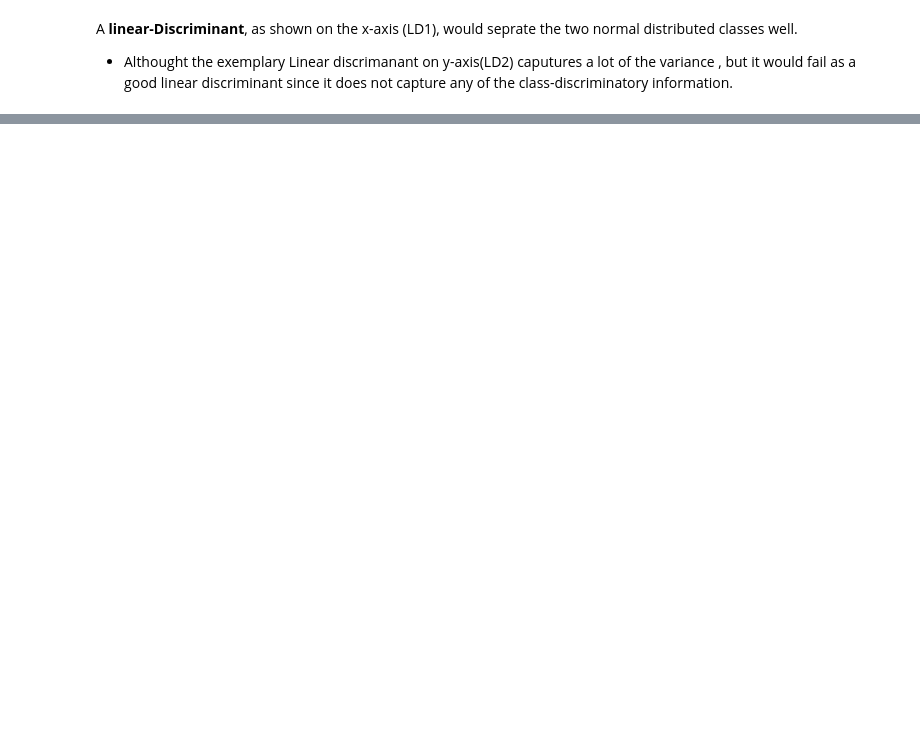
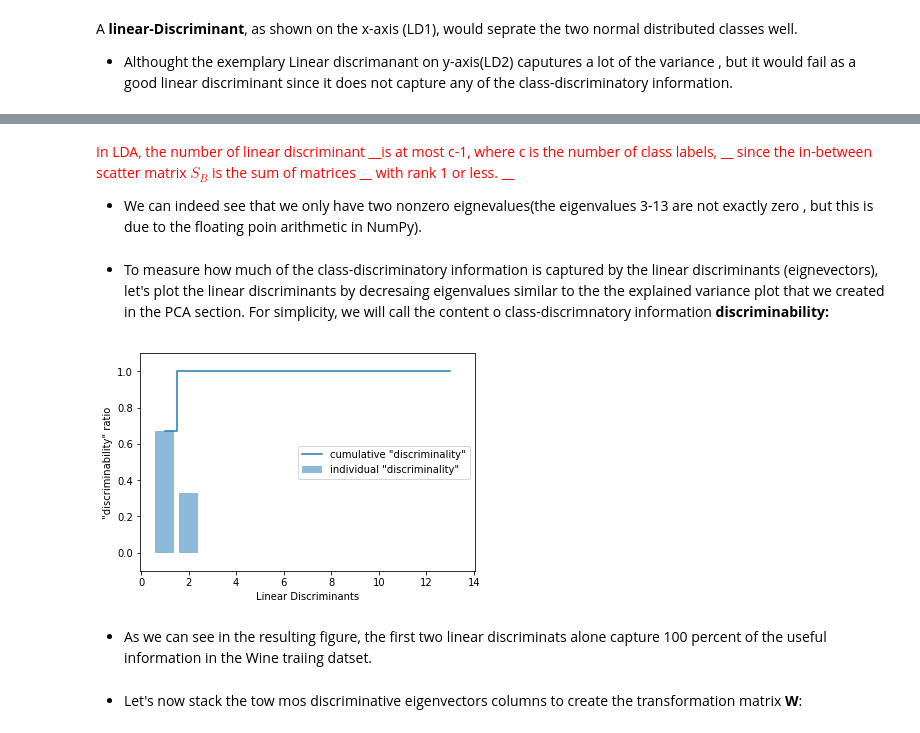
Before and after one commit to katamit/python_ml_Raschka, a Jupyter notebook: chap5-Dimensionality-Reduction/LDA - Linear Discriminant Analysis - Supervised Dimensionality Reduction.ipynb, the cells around one changed output, grey strips where cells are left out. Drawn from its saved outputs; the diff is of its cells as text; code cells hidden in the pictures; blank space fills up the shorter version.

```diff
--- a/chap5-Dimensionality-Reduction/LDA - Linear Discriminant Analysis - Supervised Dimensionality Reduction.ipynb
+++ b/chap5-Dimensionality-Reduction/LDA - Linear Discriminant Analysis - Supervised Dimensionality Reduction.ipynb
@@ -21,0 +111,9 @@ Let's briefly summarize the __main steps that are required to perform LDA:__
+# %%
+d = 13 # number of features in wine dataset
+
+S_W = np.zeros((d,d))
+for label, mv in zip(range(1,4) , mean_vecs):
+    class_scatter = np.cov(X_train_std[y_train == label].T)
+    S_W += class_scatter
+
+print('Scaled Within-class scatter matrix : %sx%s' %(S_W.shape[0], S_W.shape[1]))
@@ -21,0 +127,10 @@ Let's briefly summarize the __main steps that are required to perform LDA:__
+# %%
+mean_overall = np.mean(X_train_std, axis = 0)
+d = 13 # Number of features in wine dataset
+S_B = np.zeros((d,d))
+for i, mean_vec in enumerate(mean_vecs):
+    n = X_train_std[y_train == i +1, :].shape[0]
+    mean_vec = mean_vec.reshape(d,1)  #MAKING columns vector
+    mean_overall = mean_overall.reshape(d,1)
+    S_B += n*((mean_vec - mean_overall).dot((mean_vec - mean_overall).T))
+print('Between-class scatter matrix: %sx%s' %(S_B.shape[0], S_B.shape[1]))
@@ -21,0 +143,2 @@ Let's briefly summarize the __main steps that are required to perform LDA:__
+# %%
+eigen_vals, eigen_vecs = np.linalg.eig(np.linalg.inv(S_W).dot(S_B))
@@ -21,0 +169,5 @@ Let's briefly summarize the __main steps that are required to perform LDA:__
+# %% [markdown]
+<font style="color:red">In LDA, the number of linear discriminant __is at most c-1, where c is the number of class labels, __ since the in-between scatter matrix $S_B$ is the sum of matrices __ with rank 1 or less. __ </font><br>
+- We can indeed see that we only have two nonzero eignevalues(the eigenvalues 3-13 are not exactly zero , but this is due to the floating poin arithmetic in NumPy).
+# %% [markdown]
+- To measure how much of the class-discriminatory information is captured by the linear discriminants (eignevectors), let's plot the linear discriminants by decresaing eigenvalues similar to the the explained variance plot that we created in the PCA section. For simplicity, we will call the content o class-discrimnatory information __discriminability:__
@@ -21,0 +177,18 @@ Let's briefly summarize the __main steps that are required to perform LDA:__
+# %%
+tot = sum(eigen_vals.real)
+discr = [(i/tot) for i in sorted(eigen_vals.real, reverse=True)]
+cum_discr = np.cumsum(discr)
+# %%
+plt.bar(range(1,14), discr, alpha=0.5, align='center', label='individual "discriminality"')
+plt.step(range(1,14), cum_discr, where='mid', label='cumulative "discriminality"')
+plt.xlabel('Linear Discriminants')
+plt.ylabel('"discriminability" ratio')
+plt.ylim([-0.1,1.1])
+plt.legend(loc='best')
+plt.show()
+# %% [output]
+[figure, added]
+# %% [markdown]
+- As we can see in the resulting figure, the first two linear discriminats alone capture 100 percent of the useful information in the Wine traiing datset.
+# %% [markdown]
+- Let's now stack the tow mos discriminative eigenvectors columns to create the transformation matrix __W__:
```
Also changed, not shown: parts of 26 cells of this notebook, 1 other file.
